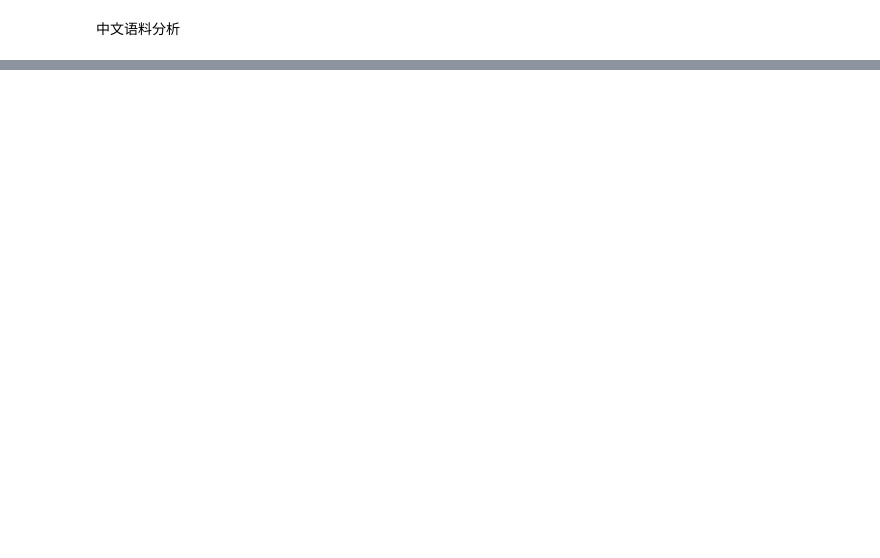
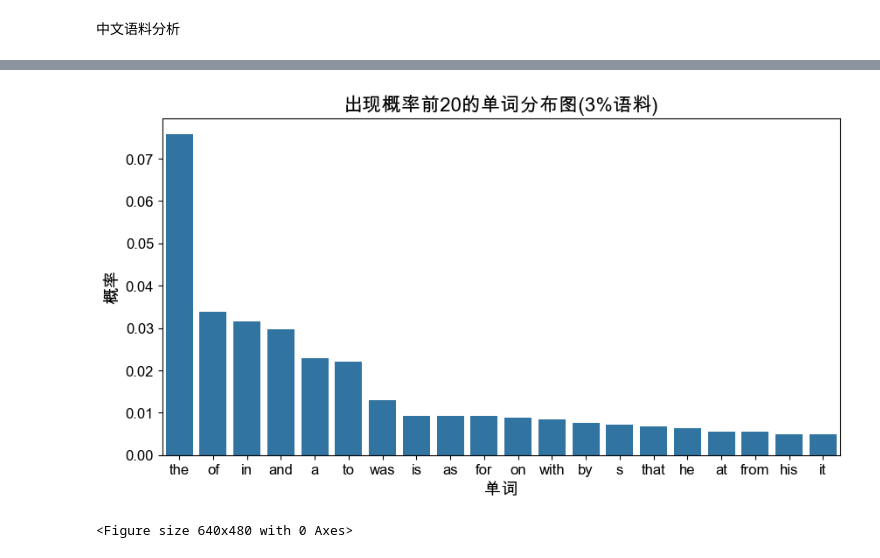
Before and after one commit to ohemarla/NLP_project_2025fall, a Jupyter notebook: HW1/StatisticAnalysis.ipynb, the cells around one changed output, grey strips where cells are left out. Saved outputs shown, nothing was run; the diff lists cells and outputs as text; code cells hidden in the pictures; blank space fills up the shorter version.

```diff
--- a/HW1/StatisticAnalysis.ipynb
+++ b/HW1/StatisticAnalysis.ipynb
@@ -68,0 +136,18 @@ plt.title('Top 20 Chinese Characters by Probability')
+# %%
+# 绘图
+plt.style.use('default')
+
+plt.rcParams['font.sans-serif'] = ['Arial Unicode MS']
+plt.rcParams['axes.unicode_minus'] = False
+
+plt.figure(figsize=(10, 5))
+plt.xticks(fontsize=12)
+plt.yticks(fontsize=12)
+
+sns.barplot(x='letter', y='prob', data=en_letter_stats3)
+plt.title('字母出现概率分布图(3%语料)', fontsize=16)
+plt.xlabel('字母', fontsize=14)
+plt.ylabel('概率', fontsize=14)
+
+plt.show()
+plt.savefig('en_letter_distribution3.png', dpi=300)
@@ -68,0 +177,21 @@ plt.title('Top 20 Chinese Characters by Probability')
+# %%
+# 绘图
+plt.style.use('default')
+
+plt.rcParams['font.sans-serif'] = ['Arial Unicode MS']
+plt.rcParams['axes.unicode_minus'] = False
+
+plt.figure(figsize=(10, 5))
+plt.xticks(fontsize=12)
+plt.yticks(fontsize=12)
+
+sns.barplot(x='word', y='prob', data=en_word_stats3.head(20))
+plt.title('出现概率前20的单词分布图(3%语料)', fontsize=16)
+plt.xlabel('单词', fontsize=14)
+plt.ylabel('概率', fontsize=14)
+
+plt.show()
+plt.savefig('en_word_distribution3.png', dpi=300)
+# %% [output]
+[figure, added]
+<Figure size 640x480 with 0 Axes>
```
Also changed, not shown: parts of 27 cells of this notebook, 13 other files.
